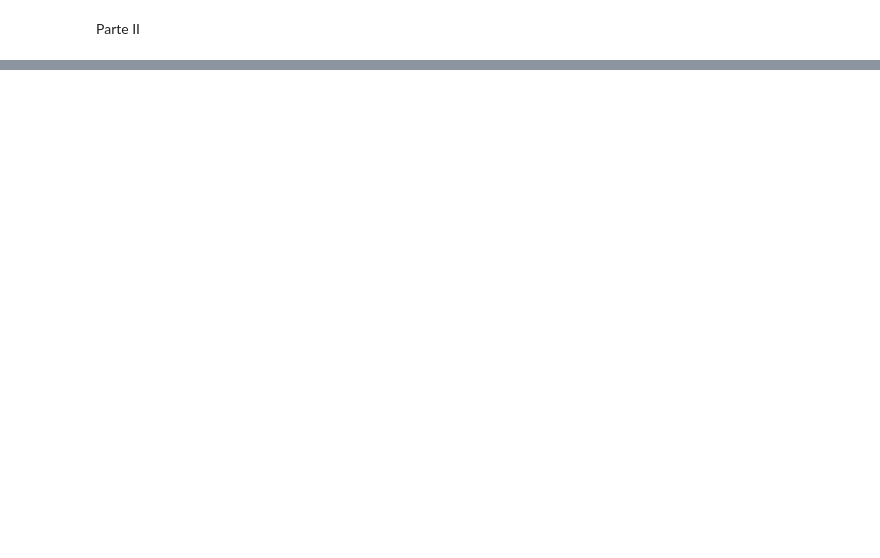
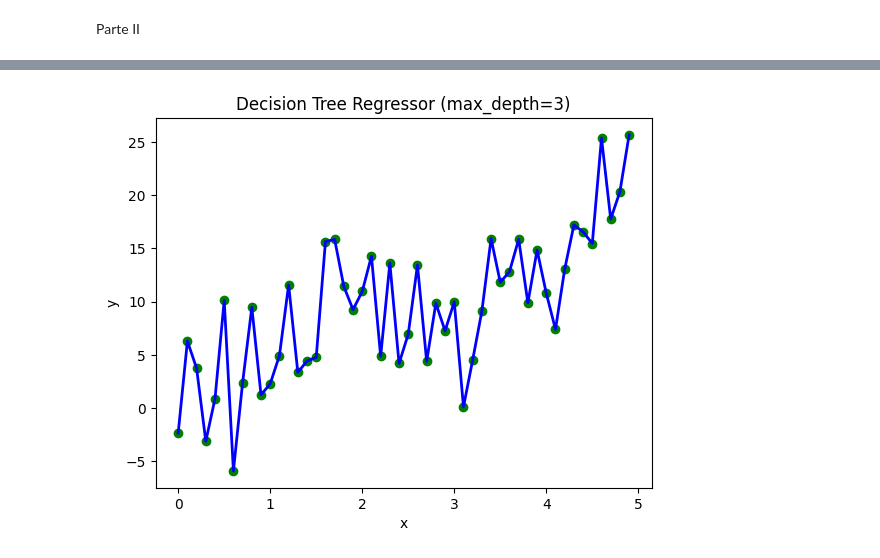
Before and after one commit to nestorm94/Aprendizaje_Maquinas, a Jupyter notebook: taller_reg_lineal.ipynb, the cells around one changed output, grey strips where cells are left out. Drawn from its saved outputs; the diff is of its cells as text; code cells hidden in the pictures; blank space fills up the shorter version.

```diff
--- a/taller_reg_lineal.ipynb
+++ b/taller_reg_lineal.ipynb
@@ -74,2 +80,17 @@ MSE para la Línea 2: 18.462215018020753
 # %% [markdown]
 Parte II
+# %%
+np.random.seed(123)
+x = np.arange(0, 5, 0.1)
+y = 3 * x + 2 + np.random.normal(0, 4, len(x))
+regressor = DecisionTreeRegressor(max_depth=3)
+X = x.reshape(-1, 1)
+regressor.fit(X, y)
+y_pred = regressor.predict(X)
+
+plt.scatter(x, y, color='black')
+plt.plot(x, y_pred, color='blue', linewidth=2)
+plt.xlabel('x')
+plt.ylabel('y')
+plt.title('Decision Tree Regressor (max_depth=3)')
+plt.show()
@@ -75,0 +99,14 @@ Parte II
+# %%
+regressor = DecisionTreeRegressor()
+X = x.reshape(-1, 1)
+regressor.fit(X, y)
+y_pred = regressor.predict(X)
+
+plt.scatter(x, y, color='green')
+plt.plot(x, y_pred, color='blue', linewidth=2)
+plt.xlabel('x')
+plt.ylabel('y')
+plt.title('Decision Tree Regressor (max_depth=3)')
+plt.show()
+# %% [output]
+[figure, added]
```
Also changed, not shown: parts of 11 cells of this notebook.
